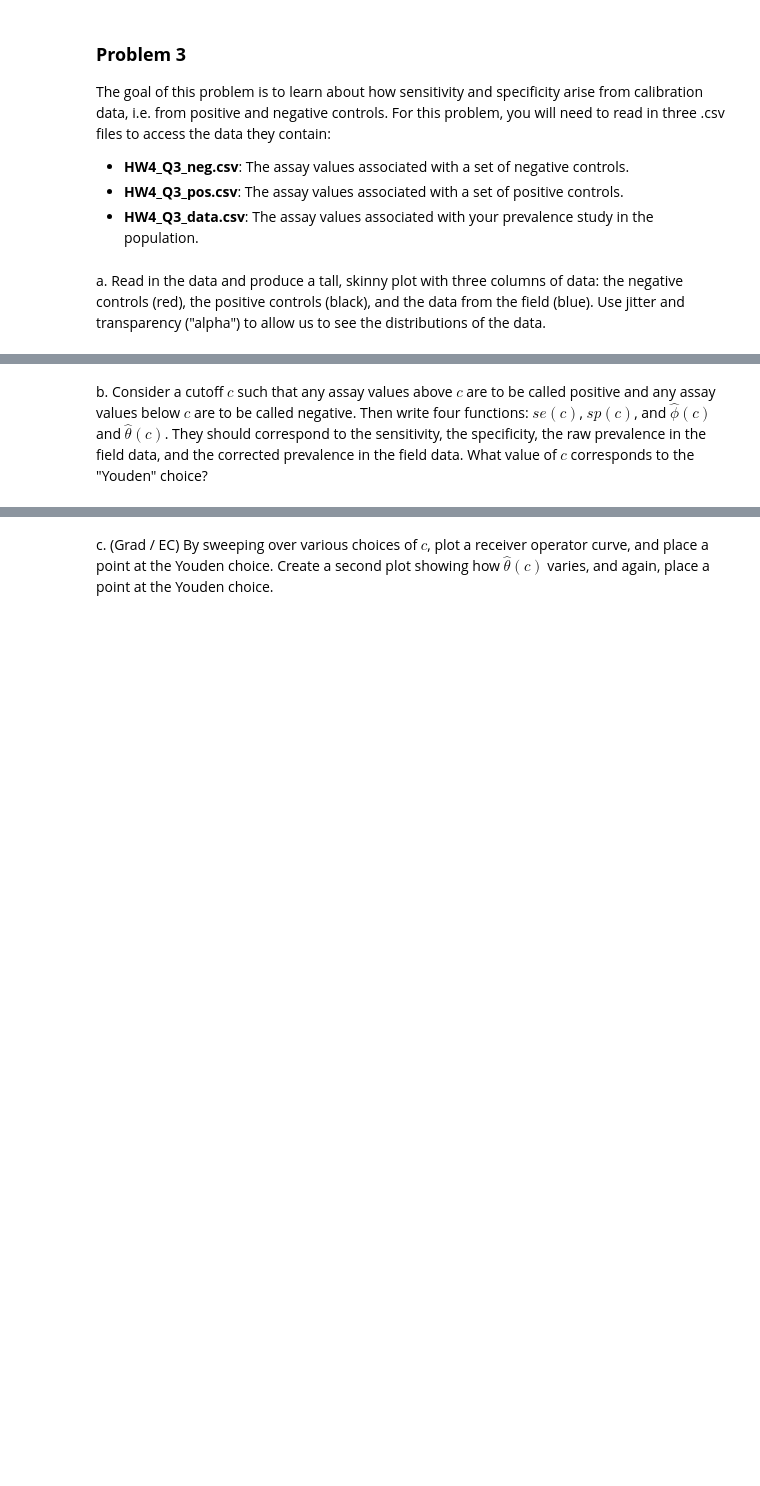
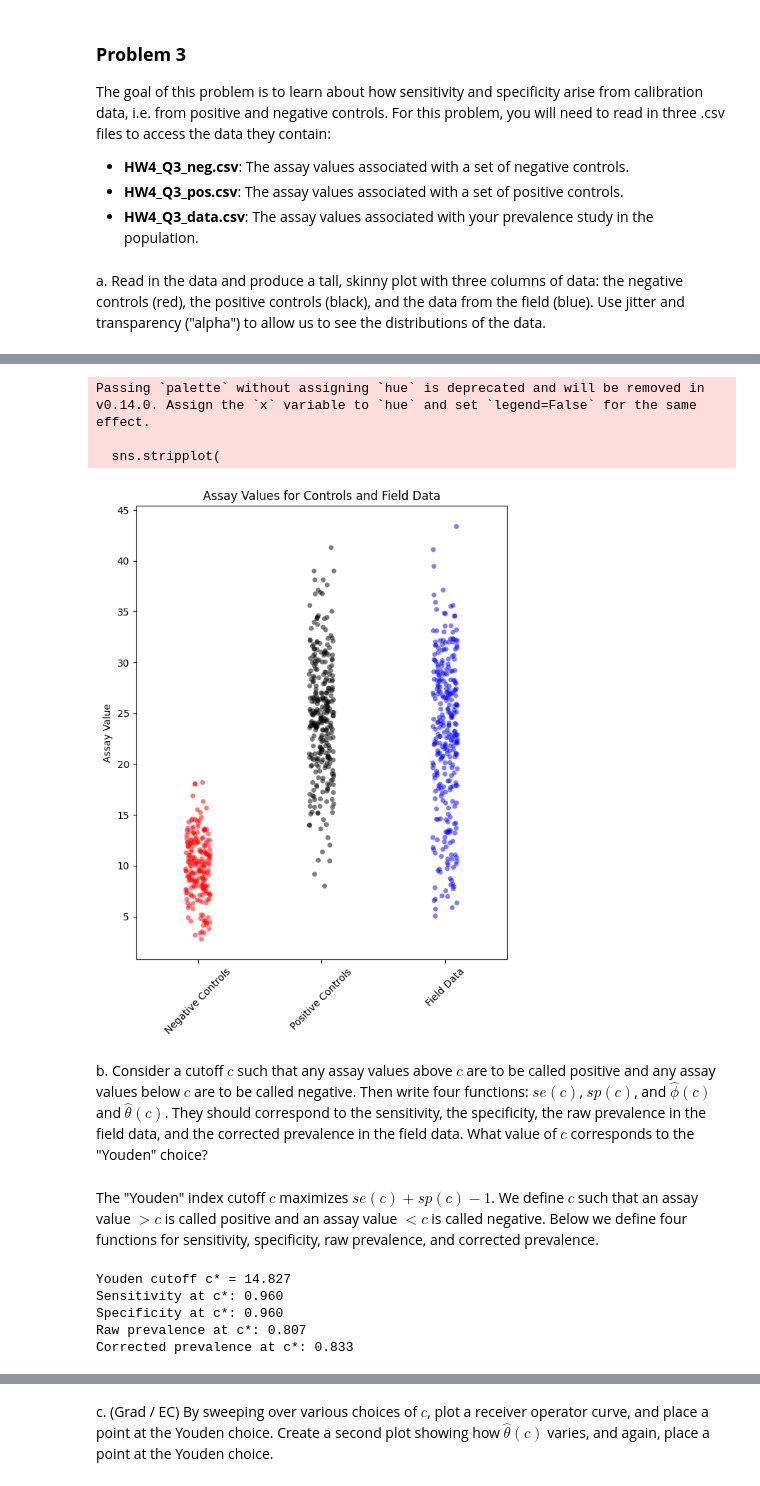
Before and after one commit to mathstud/csci5897, a Jupyter notebook: Homeworks/hw_4.ipynb, the cells around one changed output, grey strips where cells are left out. Saved outputs shown, nothing was run; the diff lists cells and outputs as text; code cells hidden in the pictures; blank space fills up the shorter version.

```diff
--- a/Homeworks/hw_4.ipynb
+++ b/Homeworks/hw_4.ipynb
@@ -623,0 +628,14 @@ print(f"Shape of neg_df: {data_df.shape}") # (300, 1)
+# %%
+# Add group labels
+neg_df['group'] = 'Negative Controls'
+pos_df['group'] = 'Positive Controls'
+data_df['group'] = 'Field Data'
+
+# Rename columns
+neg_df.columns = ['value', 'group']
+pos_df.columns = ['value', 'group']
+data_df.columns = ['value', 'group']
+
+# Combine
+all_df = pd.concat([neg_df, pos_df, data_df], ignore_index=True)
+all_df.head()
@@ -624,2 +649,30 @@ print(f"Shape of neg_df: {data_df.shape}") # (300, 1)
+# %%
+import seaborn as sns
+import matplotlib.pyplot as plt
+
+plt.figure(figsize=(6, 8))
+
+sns.stripplot(
+    data=all_df,
+    x='group',
+    y='value',
+    jitter=True,
+    alpha=0.5,
+    palette={'Negative Controls': 'red', 'Positive Controls': 'black', 'Field Data': 'blue'}
+)
+
+plt.title('Assay Values for Controls and Field Data')
+plt.xlabel('')
+plt.ylabel('Assay Value')
+plt.xticks(rotation=45)
+plt.tight_layout()
+plt.show()
+# %% [output]
+Passing `palette` without assigning `hue` is deprecated and will be removed in v0.14.0. Assign the `x` variable to `hue` and set `legend=False` for the same effect.
+
+  sns.stripplot(
+[figure, added]
 # %% [markdown]
 b. Consider a cutoff $c$ such that any assay values above $c$ are to be called positive and any assay values below $c$ are to be called negative. Then write four functions: $se(c)$, $sp(c)$, and $\hat{\phi}(c)$ and $\hat{\theta}(c)$. They should correspond to the sensitivity, the specificity, the raw prevalence in the field data, and the corrected prevalence in the field data. What value of $c$ corresponds to the "Youden" choice?
+# %% [markdown]
+The "Youden" index cutoff $c$ maximizes $se(c) + sp(c) - 1$. We define $c$ such that an assay value $>c$ is called positive and an assay value $<c$ is called negative. Below we define four functions for sensitivity, specificity, raw prevalence, and corrected prevalence.
@@ -625,0 +706,22 @@ b. Consider a cutoff $c$ such that any assay values above $c$ are to be called p
+# %%
+# Define candidate cutoffs (unique sorted assay values)
+cutoffs = np.linspace(min(all_df['value']), max(all_df['value']), 500)
+
+youden_index = []
+for c in cutoffs:
+    youden_index.append(se(c) + sp(c) - 1)
+
+youden_index = np.array(youden_index)
+c_youden = cutoffs[np.argmax(youden_index)]  # cutoff that maximizes sp + se - 1 (Youden index)
+
+print(f"Youden cutoff c* = {c_youden:.3f}")
+print(f"Sensitivity at c*: {se(c_youden):.3f}")
+print(f"Specificity at c*: {sp(c_youden):.3f}")
+print(f"Raw prevalence at c*: {phi_hat(c_youden):.3f}")
+print(f"Corrected prevalence at c*: {theta_hat(c_youden):.3f}")
+# %% [output]
+Youden cutoff c* = 14.827
+Sensitivity at c*: 0.960
+Specificity at c*: 0.960
+Raw prevalence at c*: 0.807
+Corrected prevalence at c*: 0.833
```
Also changed, not shown: parts of 11 cells of this notebook.
